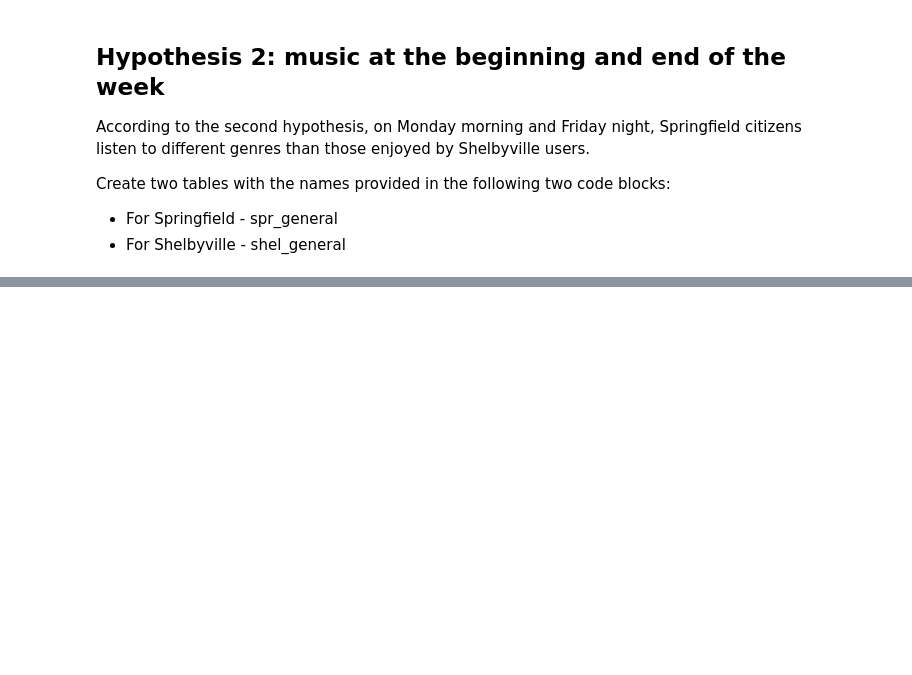
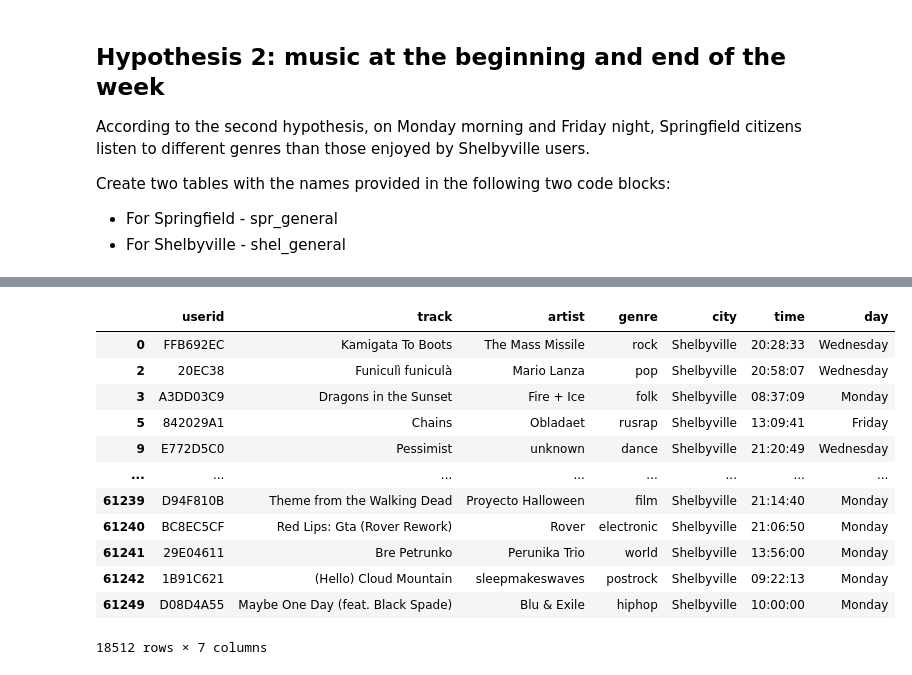
Before and after one commit to BCascante/2nd-DA-Project---Hypothesis-Testing, a Jupyter notebook: DA Project - Hypothesis.ipynb, the cells around one changed output, grey strips where cells are left out. Drawn from its saved outputs; the diff is of its cells as text; code cells hidden in the pictures; blank space fills up the shorter version.

```diff
--- a/DA Project - Hypothesis.ipynb
+++ b/DA Project - Hypothesis.ipynb
@@ -445,0 +464,18 @@ Create two tables with the names provided in the following two code blocks:
+# %%
+# Create the table 'shel_general' where the city is Shelbyville
+shel_general = df[df['city'] == 'Shelbyville']
+display(shel_general)
+# %% [output]
+|  | userid | track | artist | genre | city | time | day |
+| 0 | FFB692EC | Kamigata To Boots | The Mass Missile | rock | Shelbyville | 20:28:33 | Wednesday |
+| 2 | 20EC38 | Funiculì funiculà | Mario Lanza | pop | Shelbyville | 20:58:07 | Wednesday |
+| 3 | A3DD03C9 | Dragons in the Sunset | Fire + Ice | folk | Shelbyville | 08:37:09 | Monday |
+| 5 | 842029A1 | Chains | Obladaet | rusrap | Shelbyville | 13:09:41 | Friday |
+| 9 | E772D5C0 | Pessimist | unknown | dance | Shelbyville | 21:20:49 | Wednesday |
+| ... | ... | ... | ... | ... | ... | ... | ... |
+| 61239 | D94F810B | Theme from the Walking Dead | Proyecto Halloween | film | Shelbyville | 21:14:40 | Monday |
+| 61240 | BC8EC5CF | Red Lips: Gta (Rover Rework) | Rover | electronic | Shelbyville | 21:06:50 | Monday |
+| 61241 | 29E04611 | Bre Petrunko | Perunika Trio | world | Shelbyville | 13:56:00 | Monday |
+| 61242 | 1B91C621 | (Hello) Cloud Mountain | sleepmakeswaves | postrock | Shelbyville | 09:22:13 | Monday |
+| 61249 | D08D4A55 | Maybe One Day (feat. Black Spade) | Blu & Exile | hiphop | Shelbyville | 10:00:00 | Monday |
+18512 rows × 7 columns
```
Also changed, not shown: parts of 17 cells of this notebook.
